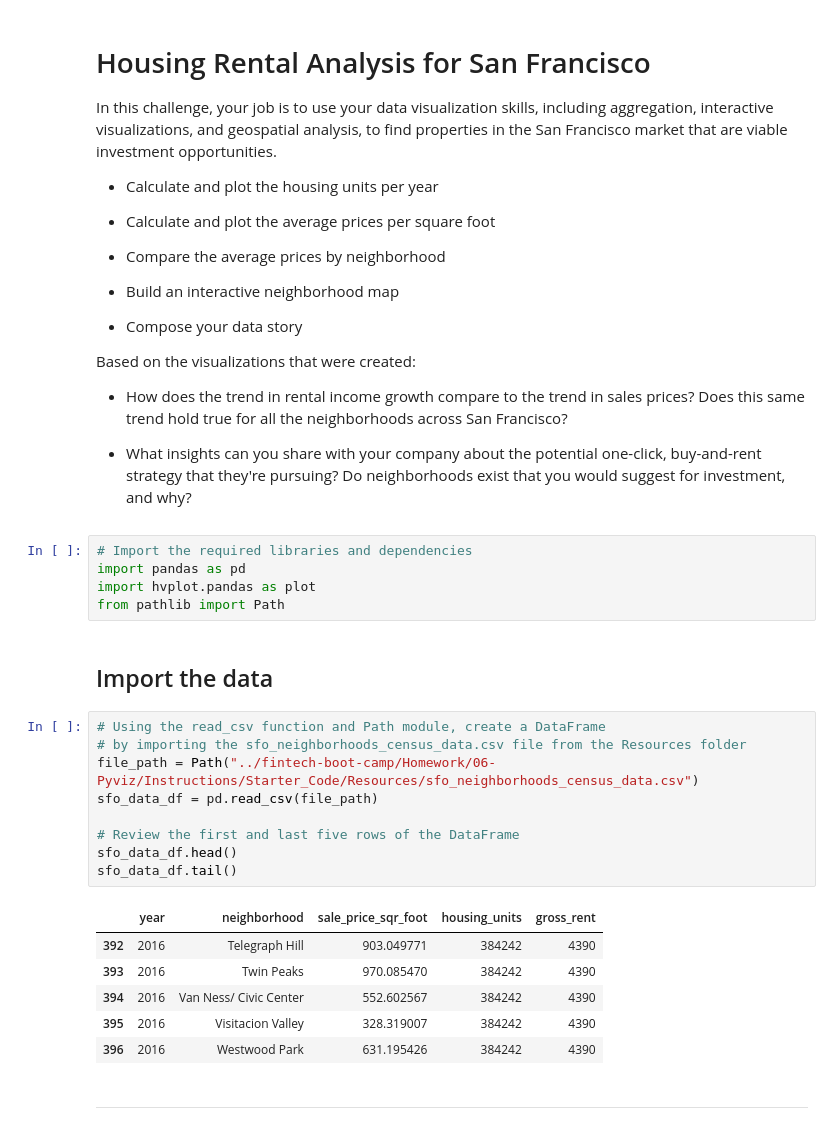
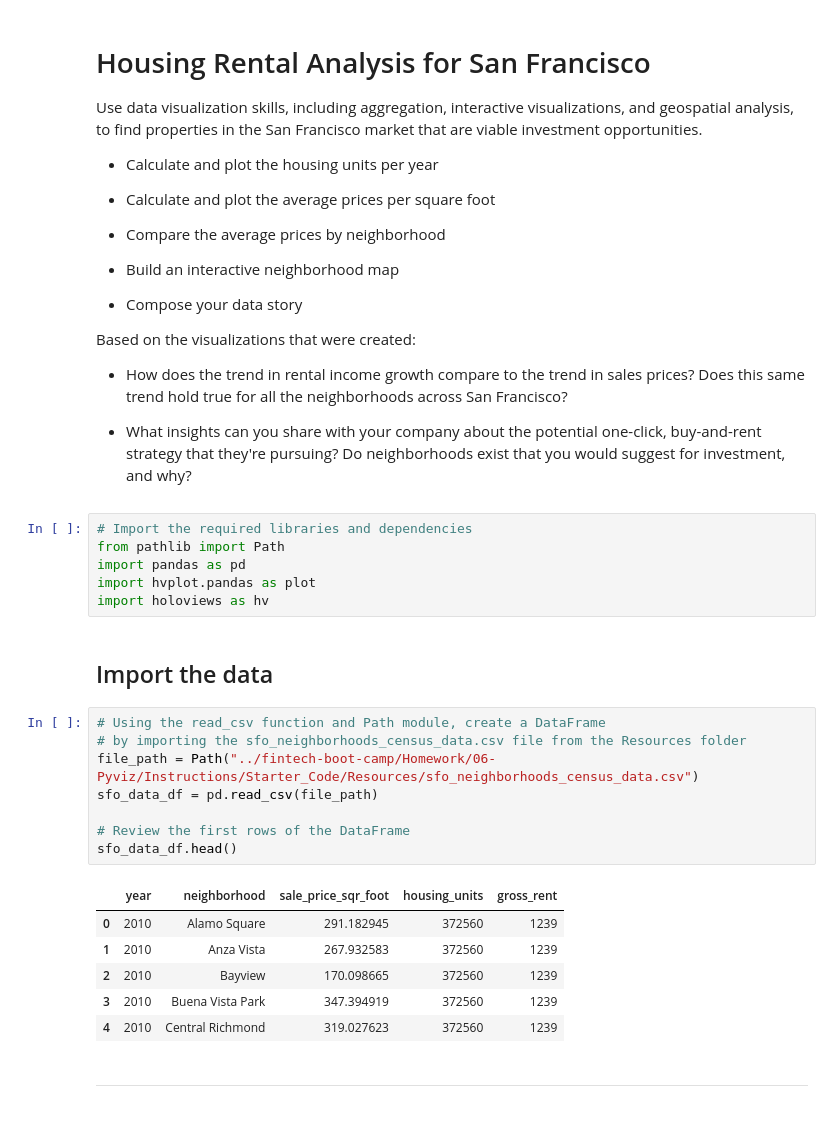
Before and after one commit to ppatel0910/san_francisco_housing_analysis, a Jupyter notebook: san_francisco_housing.ipynb, the cells around one changed output. Cells and saved outputs as stored; diff of their text form.

```diff
--- a/san_francisco_housing.ipynb
+++ b/san_francisco_housing.ipynb
@@ -1,7 +1,7 @@
 # %% [markdown]
 # Housing Rental Analysis for San Francisco
 
-In this challenge, your job is to use your data visualization skills, including aggregation, interactive visualizations, and geospatial analysis, to find properties in the San Francisco market that are viable investment opportunities.
+Use data visualization skills, including aggregation, interactive visualizations, and geospatial analysis, to find properties in the San Francisco market that are viable investment opportunities.
 
 * Calculate and plot the housing units per year
 
@@ -20,26 +20,26 @@ Based on the visualizations that were created:
 * What insights can you share with your company about the potential one-click, buy-and-rent strategy that they're pursuing? Do neighborhoods exist that you would suggest for investment, and why?
 # %%
 # Import the required libraries and dependencies
+from pathlib import Path
 import pandas as pd
 import hvplot.pandas as plot
-from pathlib import Path
+import holoviews as hv
 # %% [markdown]
 ## Import the data
 # %%
 # Using the read_csv function and Path module, create a DataFrame
 # by importing the sfo_neighborhoods_census_data.csv file from the Resources folder
 file_path = Path("../fintech-boot-camp/Homework/06-Pyviz/Instructions/Starter_Code/Resources/sfo_neighborhoods_census_data.csv")
 sfo_data_df = pd.read_csv(file_path)
 
-# Review the first and last five rows of the DataFrame
+# Review the first rows of the DataFrame
 sfo_data_df.head()
-sfo_data_df.tail()
 # %% [output]
 |  | year | neighborhood | sale_price_sqr_foot | housing_units | gross_rent |
-| 392 | 2016 | Telegraph Hill | 903.049771 | 384242 | 4390 |
-| 393 | 2016 | Twin Peaks | 970.085470 | 384242 | 4390 |
-| 394 | 2016 | Van Ness/ Civic Center | 552.602567 | 384242 | 4390 |
-| 395 | 2016 | Visitacion Valley | 328.319007 | 384242 | 4390 |
-| 396 | 2016 | Westwood Park | 631.195426 | 384242 | 4390 |
+| 0 | 2010 | Alamo Square | 291.182945 | 372560 | 1239 |
+| 1 | 2010 | Anza Vista | 267.932583 | 372560 | 1239 |
+| 2 | 2010 | Bayview | 170.098665 | 372560 | 1239 |
+| 3 | 2010 | Buena Vista Park | 347.394919 | 372560 | 1239 |
+| 4 | 2010 | Central Richmond | 319.027623 | 372560 | 1239 |
 # %% [markdown]
 ---
```
Also changed, not shown: parts of 17 cells of this notebook.
